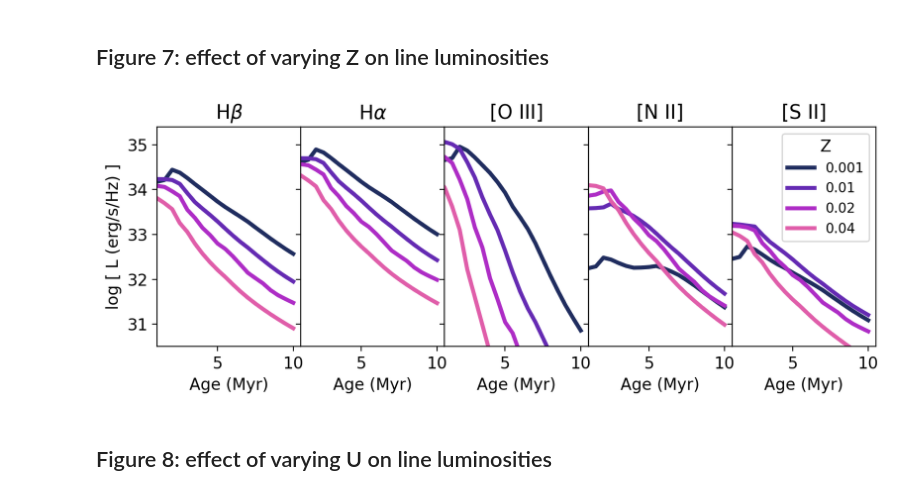
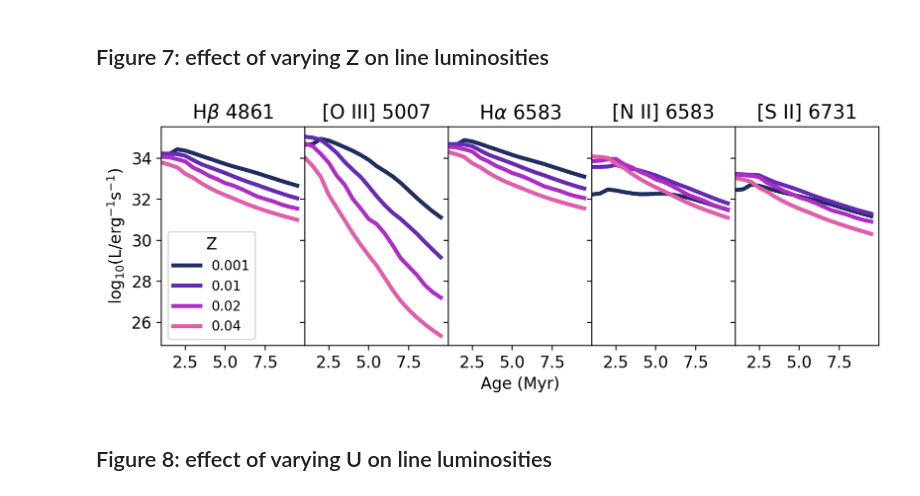
Before and after one commit to sophie-newman/cloudy-maraston, a Jupyter notebook: notebooks/notebook1_explore_maraston_grids.ipynb, the cells around one changed output. Drawn from its saved outputs; the diff is of its cells as text; code cells hidden in the pictures.

```diff
--- a/notebooks/notebook1_explore_maraston_grids.ipynb
+++ b/notebooks/notebook1_explore_maraston_grids.ipynb
@@ -223,6 +240,6 @@ We need to now load a grid with fixed (rather than reference) ionization paramet
 # %%
 grid_dir = '../grids'
 
-grid_name = 'maraston13_kroupa-max_age:7.0_cloudy-c23.01-sps-fixed-ionisation_parameter'
+grid_name = 'maraston13_kroupa-max_age:1e+07_cloudy-c23.01-sps-fixed-ionisation_parameter'
 grid_fixed = Grid(grid_name, grid_dir=grid_dir, read_lines=True)
 # %%
@@ -272,21 +288,21 @@ plt.legend(title='Z', loc='upper right')
 [figure]
 # %%
-colors = cmr.take_cmap_colors('cmr.bubblegum', len(grid_fixed.ionisation_parameter), cmap_range=(0.1, 0.7), return_fmt='hex')
+colors = cmr.take_cmap_colors('cmr.cosmic', len(grid_fixed.ionisation_parameter), return_fmt='hex', cmap_range=(0.1, 0.8)) #cmap_range=(0.5, 1.0)
 
-alphas = [0.2, 0.4, 0.6, 0.8]
+ionisation_parameters = [1e-4,1e-3,1e-2,1e-1]
 
 Z = 0.02
-log10age = 6
+age = 1e6
 
-for iU, U in enumerate(grid_fixed.ionisation_parameter):
+for iU, U in enumerate(ionisation_parameters):
 
-    grid_point = grid_fixed.get_grid_point((log10age, Z, U))
+    grid_point = grid_fixed.get_grid_point((age, Z, U))
 
     cont = grid_fixed.get_spectra(grid_point, spectra_id="nebular_continuum")
 
     cont_lum = cont.luminosity
 
-    plt.plot(cont.lam, np.log10(cont_lum), c=colors[iU], label=U, lw=3)
+    plt.plot(cont.lam, np.log10(cont_lum), c=colors[iU], label=f"$10^{{{int(np.log10(U))}}}$", lw=3)
 
 
 # Add line labels
@@ -304,5 +320,9 @@ plt.ylim(bottom=33.4, top=36)
 
 plt.ylabel('log [ L (erg/s/Hz) ]')
 plt.xlabel(r"$\lambda/\AA$")
+plt.legend(title='Z', loc='upper right')
+
+plt.ylabel('log [ L (erg/s/Hz) ]')
+plt.xlabel(r"$\lambda/\AA$")
 plt.legend(title='U', loc='upper right')
 # %% [output]
@@ -401,59 +420,58 @@ plt.subplots_adjust(wspace=0)
 # %% [markdown]
 ## Figure 7: effect of varying Z on line luminosities
 # %%
-colors = cmr.take_cmap_colors('cmr.bubblegum', len(grid_fixed.metallicity), cmap_range=(0.1, 0.7), return_fmt='hex')
+colors = cmr.take_cmap_colors('cmr.bubblegum', len(grid_fixed.metallicities), cmap_range=(0.1, 0.7), return_fmt='hex')
 
 fig, axes = plt.subplots(1, 5, figsize=(8, 3), sharey=True)  # 1 row, 5 columns
 
-line_ids = ['H 1 4861.32A', 'H 1 6562.80A', 'O 3 5006.84A', 'N 2 6583.45A', 'S 2 6730.82A']
-line_label = [r'H$\beta$', r'H$\alpha$', '[O III]', '[N II]', '[S II]']
+line_ids = ['H 1 4861.32A', 'O 3 5006.84A', 'H 1 6562.80A',  'N 2 6583.45A', 'S 2 6730.82A']
+line_label = [r'H$\beta$ 4861', '[O III] 5007', r'H$\alpha$ 6583', '[N II] 6583', '[S II] 6731']
 
 U = 0.01
 iU = 2
+ages = grid.ages
+ages = np.array([age for age in grid.ages if age < 1e7])
 
 for line, ax in enumerate(axes):
     ax.set_title(line_label[line])
 
-    for iZ, Z in enumerate(grid_fixed.metallicity):
+    for iZ, Z in enumerate(grid_fixed.metallicities):
 
         x = []
         y = []
         line_lum = []
 
-        for ia, log10age in enumerate(grid.log10age):
+        for ia, age in enumerate(ages):
             grid_point = (ia, iZ, iU)
-
-            sed_incident = grid_fixed.get_spectra(grid_point, spectra_id="incident")
-            sed_total = grid_fixed.get_spectra(grid_point, spectra_id="total")
 
             #get luminosity of line
             wanted_line = grid_fixed.get_line(grid_point, line_ids[line])
             line_lum.append( wanted_line.luminosity )
 
 
-        ax.plot(10**(grid_fixed.log10age)/1e6, np.log10(line_lum), c=colors[iZ], label=Z, lw=3)
-        ax.set_ylim(top = 35.4, bottom=30.5)
+        ax.plot(ages/1e6, np.log10(line_lum), c=colors[iZ], label=Z, lw=3)
+        #ax.set_ylim(top = 35.4, bottom=23)
         ax.set_xlim(left=1)
-        ax.set_xlabel('Age (Myr)')
 
 plt.tight_layout()
-axes[0].set_ylabel('log [ L (erg/s/Hz) ]')
+axes[0].set_ylabel(r'$\rm log_{10}(L/erg^{-1} s^{-1})$')
+axes[2].set_xlabel(r"Age (Myr)")
 
 
 legend_elements = [Line2D([0, 1], [0, 1], linestyle='-', lw=3, color=colors[0], label='0.001'),
                    Line2D([0, 1], [0, 1], linestyle='-',  lw=3, color=colors[1], label='0.01'),
                    Line2D([0, 1], [0, 1], linestyle='-',  lw=3, color=colors[2], label='0.02'),
                    Line2D([0, 1], [0, 1], linestyle='-',  lw=3, color=colors[3], label='0.04')
 ]
 
 # add to legend element for line of ls '--'
 
-axes[4].legend(title='Z', handles=legend_elements, loc='upper right', fontsize=10)
+axes[0].legend(title='Z', handles=legend_elements, loc='lower left', fontsize=10)
 
 plt.tight_layout(pad=0)  # Set padding between subplots to zero
 plt.subplots_adjust(wspace=0)
 # %% [output]
-[figure, old version]
+[figure, new version]
 # %% [markdown]
 ## Figure 8: effect of varying U on line luminosities
 # %%
```
Also changed, not shown: parts of 12 cells of this notebook.
